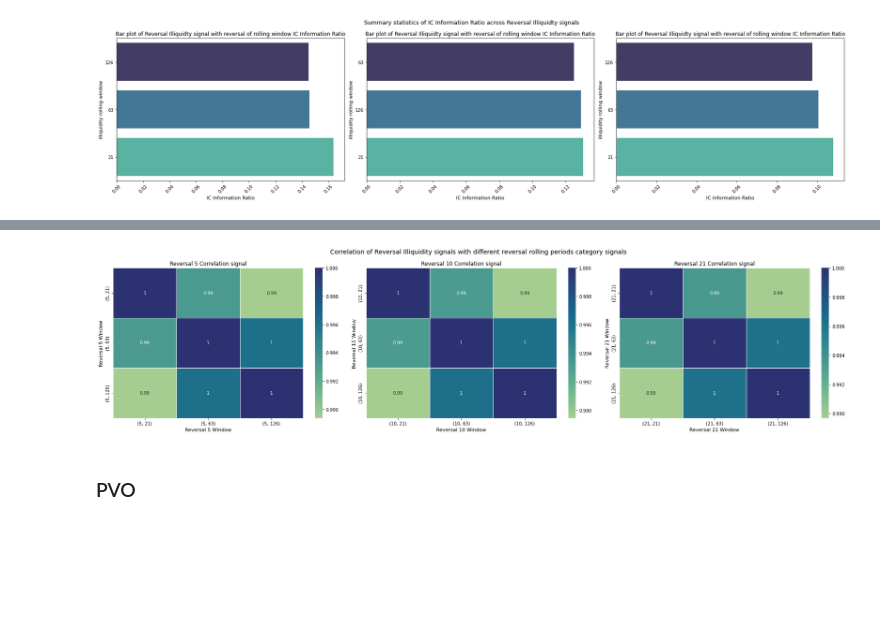
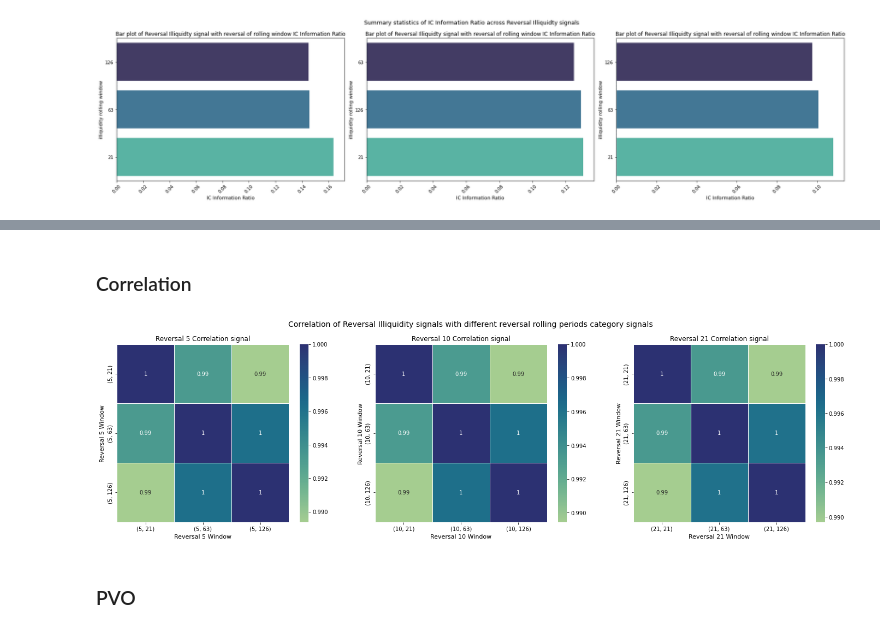
Before and after one commit to hungryfire267/systematic-equities-research, a Jupyter notebook: notebooks/research.ipynb, the cells around one changed output, grey strips where cells are left out. Saved outputs shown, nothing was run; the diff lists cells and outputs as text; code cells hidden in the pictures; blank space fills up the shorter version.

```diff
--- a/notebooks/research.ipynb
+++ b/notebooks/research.ipynb
@@ -710,19 +896,23 @@ plot_ic_summary_bar_2D(ri_summary_ic_df_final, "reversal_illiquidity", metric="i
+# %% [markdown]
+### Correlation
 # %%
 reversal_illiquidity_df = factors_df_dict["reversal_illiquidity"]
-reversal_illiquidity_factors = reversal_illiquidity_df.columns[2:]
-reversal_5_illiquidity = reversal_illiquidity_df[[col for col in reversal_illiquidity_df if col.startswith("reversal_illiquidity_(5")]].corr("spearman")
-reversal_10_illiquidity = reversal_illiquidity_df[[col for col in reversal_illiquidity_df if col.startswith("reversal_illiquidity_(10")]].corr("spearman")
-reversal_21_illiquidity = reversal_illiquidity_df[[col for col in reversal_illiquidity_df if col.startswith("reversal_illiquidity_(21")]].corr("spearman")
+reversal_window_5_list = [col for col in reversal_illiquidity_df if col.startswith("reversal_illiquidity_(5")]
+reversal_window_10_list = [col for col in reversal_illiquidity_df if col.startswith("reversal_illiquidity_(10")]
+reversal_window_21_list = [col for col in reversal_illiquidity_df if col.startswith("reversal_illiquidity_(21")]
+reversal_5_illiquidity = reversal_illiquidity_df[reversal_window_5_list].corr("spearman")
+reversal_10_illiquidity = reversal_illiquidity_df[reversal_window_10_list].corr("spearman")
+reversal_21_illiquidity = reversal_illiquidity_df[reversal_window_21_list].corr("spearman")
 # %%
 correlation_dfs_dict = {
     "Reversal 5": reversal_5_illiquidity,
     "Reversal 10": reversal_10_illiquidity,
     "Reversal 21": reversal_21_illiquidity
 }
 
-plot_correlation(correlation_dfs_dict, "Reversal Illiquidity signals with different reversal rolling periods")
+fig, axs = plot_correlation(correlation_dfs_dict, "Reversal Illiquidity signals with different reversal rolling periods")
 # %% [output]
-[figure, old version]
+[figure, new version]
 # %% [markdown]
 ### PVO
 # %%
```
Also changed, not shown: parts of 122 cells of this notebook, 3 other files.
